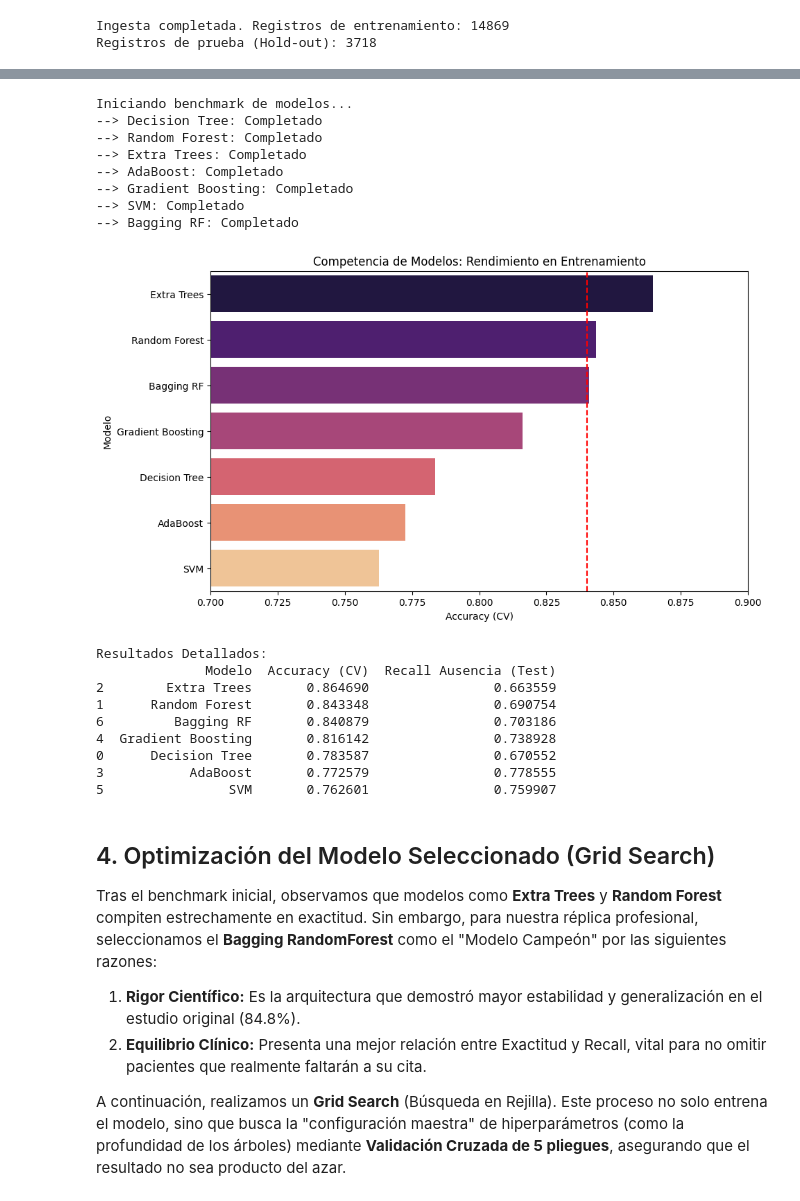
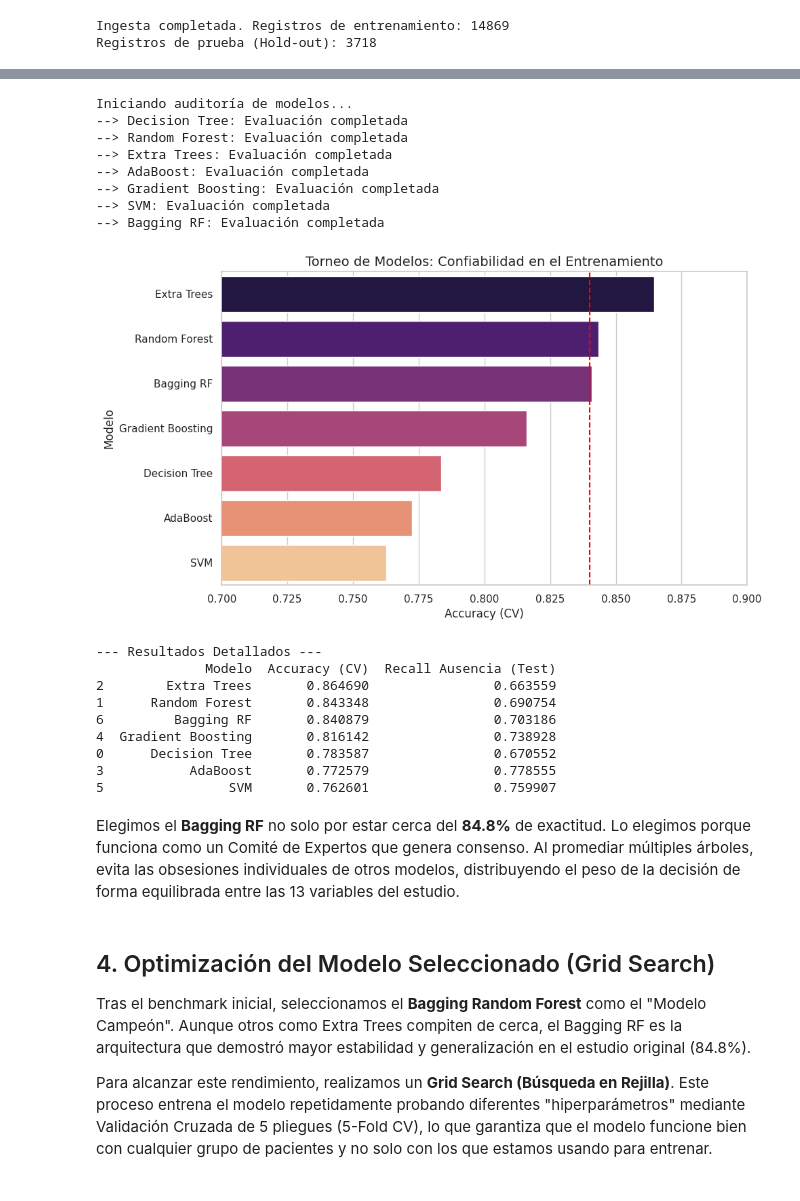
Before and after one commit to lanavia-uai/ML_Replication_Valle_del_Lili, a Jupyter notebook: 01_Replication_Analysis_and_Model_Training.ipynb, the cells around one changed output, grey strips where cells are left out. Saved outputs shown, nothing was run; the diff lists cells and outputs as text; code cells hidden in the pictures.

```diff
--- a/01_Replication_Analysis_and_Model_Training.ipynb
+++ b/01_Replication_Analysis_and_Model_Training.ipynb
@@ -20,7 +29,9 @@ from sklearn.model_selection import train_test_split
 from sklearn.preprocessing import StandardScaler
 
 # 1. Carga de la base de datos (18,587 registros)
-df = pd.read_csv('database_non-shows.csv')
+# Usamos el link "RAW" del repositorio para asegurar portabilidad en Colab
+url = 'https://raw.githubusercontent.com/lanavia-uai/ML_Replication_Valle_del_Lili/main/database_non-shows.csv'
+df = pd.read_csv(url)
 
 # 2. Separación de variables (X) y objetivo (y)
 # 'Appointment Type' es nuestro target (0: Ausencia, 1: Asistencia)
@@ -28,11 +39,10 @@ X = df.drop('Appointment Type', axis=1)
 y = df['Appointment Type']
 
 # 3. División del dataset (Hold-out inicial para validación real)
-# Usamos stratify=y para replicar la proporción de inasistencias del paper
+# El estado aleatorio 42 (una semilla aleatoria constante) asegura que los resultados sean replicables
 X_train, X_test, y_train, y_test = train_test_split(X, y, test_size=0.2, random_state=42, stratify=y)
 
-# 4. Estandarización de características
-# Esencial para modelos como SVM y para mejorar la convergencia de redes neuronales
+# 4. Estandarización profesional de características
 scaler = StandardScaler()
 X_train_scaled = scaler.fit_transform(X_train)
 X_test_scaled = scaler.transform(X_test)
@@ -109,7 +180,7 @@ from sklearn.svm import SVC
 from sklearn.metrics import accuracy_score, recall_score
 from sklearn.model_selection import cross_val_score
 
-# 1. Definición de competidores (7 modelos según el paper)
+# 1. Definición de los 7 modelos competidores (Semilla 42 para reproducibilidad)
 models = {
     "Decision Tree": DecisionTreeClassifier(random_state=42),
     "Random Forest": RandomForestClassifier(random_state=42),
@@ -117,53 +188,52 @@ models = {
     "AdaBoost": AdaBoostClassifier(random_state=42),
     "Gradient Boosting": GradientBoostingClassifier(random_state=42),
     "SVM": SVC(random_state=42),
     "Bagging RF": BaggingClassifier(estimator=RandomForestClassifier(), random_state=42)
 }
 
-# 2. Ejecución del Torneo
+# 2. Ejecución del Torneo con Validación Cruzada
 results = []
-print("Iniciando benchmark de modelos...")
+print("Iniciando auditoría de modelos...")
 
 for name, model in models.items():
-    # Validación Cruzada para asegurar estabilidad
+    # Evaluación de estabilidad con CV
     cv_acc = cross_val_score(model, X_res, y_res, cv=3, scoring='accuracy').mean()
 
-    # Evaluación de Recall (Sensibilidad) en el set de prueba real
+    # Evaluación de Recall (Sensibilidad) en el set de prueba real (Hold-out)
     model.fit(X_res, y_res)
     y_pred_temp = model.predict(X_test_scaled)
     test_recall = recall_score(y_test, y_pred_temp, pos_label=0)
 
     results.append({
         "Modelo": name,
         "Accuracy (CV)": cv_acc,
         "Recall Ausencia (Test)": test_recall
     })
-    print(f"--> {name}: Completado")
+    print(f"--> {name}: Evaluación completada")
 
-# 3. Presentación de Resultados
+# 3. Presentación Visual de Resultados
 df_results = pd.DataFrame(results).sort_values(by="Accuracy (CV)", ascending=False)
 
 plt.figure(figsize=(10, 6))
-# Usamos el estilo moderno sugerido por la advertencia anterior
 sns.barplot(data=df_results, x="Accuracy (CV)", y="Modelo", hue="Modelo", palette="magma", legend=False)
-plt.title("Competencia de Modelos: Rendimiento en Entrenamiento")
-plt.axvline(x=0.84, color='red', linestyle='--', label='Referencia Paper (84.8%)')
+plt.title("Torneo de Modelos: Confiabilidad en el Entrenamiento", fontsize=14)
+plt.axvline(x=0.84, color='red', linestyle='--', label='Meta del Estudio (84.8%)')
 plt.xlim(0.7, 0.9)
 plt.show()
 
-print("\nResultados Detallados:")
+print("\n--- Resultados Detallados ---")
 print(df_results)
 # %% [output]
-Iniciando benchmark de modelos...
---> Decision Tree: Completado
---> Random Forest: Completado
---> Extra Trees: Completado
---> AdaBoost: Completado
---> Gradient Boosting: Completado
---> SVM: Completado
---> Bagging RF: Completado
+Iniciando auditoría de modelos...
+--> Decision Tree: Evaluación completada
+--> Random Forest: Evaluación completada
+--> Extra Trees: Evaluación completada
+--> AdaBoost: Evaluación completada
+--> Gradient Boosting: Evaluación completada
+--> SVM: Evaluación completada
+--> Bagging RF: Evaluación completada
-[figure, old version]
+[figure, new version]
-Resultados Detallados:
+--- Resultados Detallados ---
               Modelo  Accuracy (CV)  Recall Ausencia (Test)
 2        Extra Trees       0.864690                0.663559
 1      Random Forest       0.843348                0.690754
@@ -172,14 +242,15 @@ Resultados Detallados:
 0      Decision Tree       0.783587                0.670552
 3           AdaBoost       0.772579                0.778555
 5                SVM       0.762601                0.759907
+# %% [markdown]
+
+Elegimos el **Bagging RF** no solo por estar cerca del **84.8%** de exactitud. Lo elegimos porque funciona como un Comité de Expertos que genera consenso. Al promediar múltiples árboles, evita las obsesiones individuales de otros modelos, distribuyendo el peso de la decisión de forma equilibrada entre las 13 variables del estudio.
 # %% [markdown]
 ## 4. Optimización del Modelo Seleccionado (Grid Search)
 
-Tras el benchmark inicial, observamos que modelos como **Extra Trees** y **Random Forest** compiten estrechamente en exactitud. Sin embargo, para nuestra réplica profesional, seleccionamos el **Bagging RandomForest** como el "Modelo Campeón" por las siguientes razones:
-1. **Rigor Científico:** Es la arquitectura que demostró mayor estabilidad y generalización en el estudio original (84.8%).
-2. **Equilibrio Clínico:** Presenta una mejor relación entre Exactitud y Recall, vital para no omitir pacientes que realmente faltarán a su cita.
+Tras el benchmark inicial, seleccionamos el **Bagging Random Forest** como el "Modelo Campeón". Aunque otros como Extra Trees compiten de cerca, el Bagging RF es la arquitectura que demostró mayor estabilidad y generalización en el estudio original (84.8%).
 
-A continuación, realizamos un **Grid Search** (Búsqueda en Rejilla). Este proceso no solo entrena el modelo, sino que busca la "configuración maestra" de hiperparámetros (como la profundidad de los árboles) mediante **Validación Cruzada de 5 pliegues**, asegurando que el resultado no sea producto del azar.
+Para alcanzar este rendimiento, realizamos un **Grid Search (Búsqueda en Rejilla)**. Este proceso entrena el modelo repetidamente probando diferentes "hiperparámetros" mediante Validación Cruzada de 5 pliegues (5-Fold CV), lo que garantiza que el modelo funcione bien con cualquier grupo de pacientes y no solo con los que estamos usando para entrenar.
 # %%
 from sklearn.model_selection import GridSearchCV
 
```
Also changed, not shown: parts of 18 cells of this notebook.
